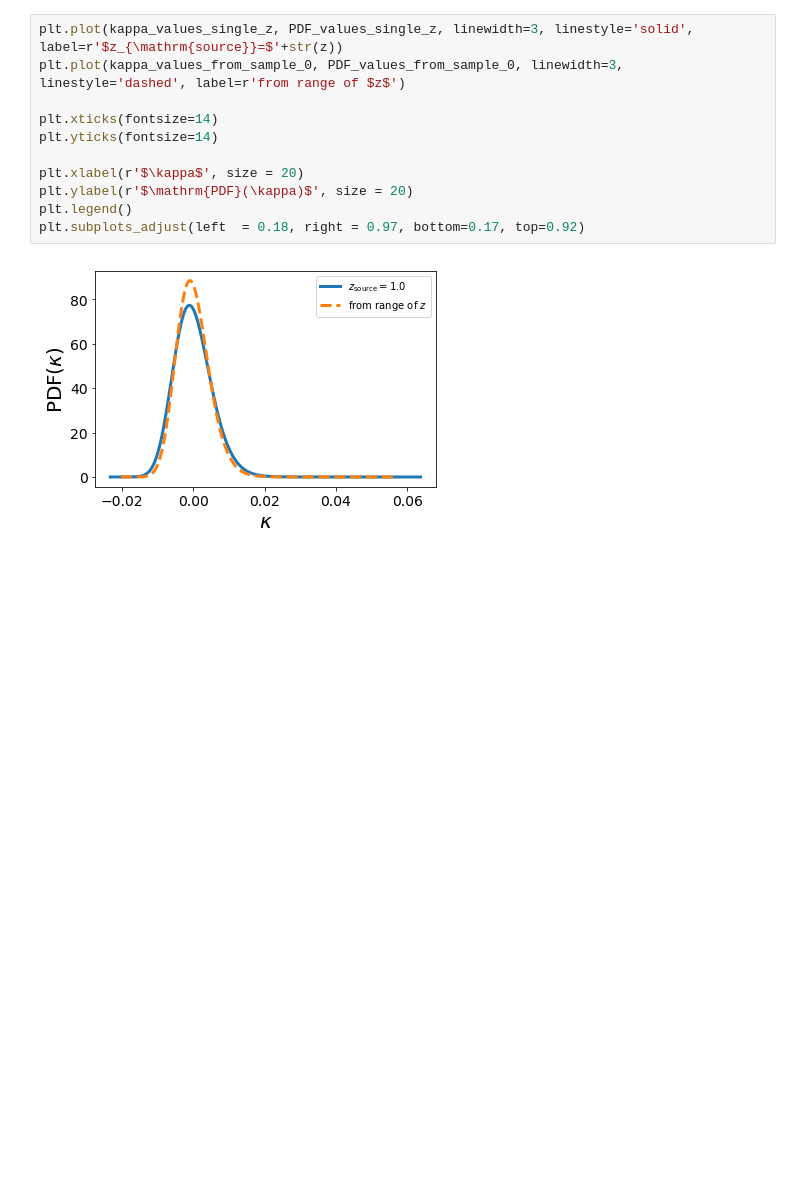
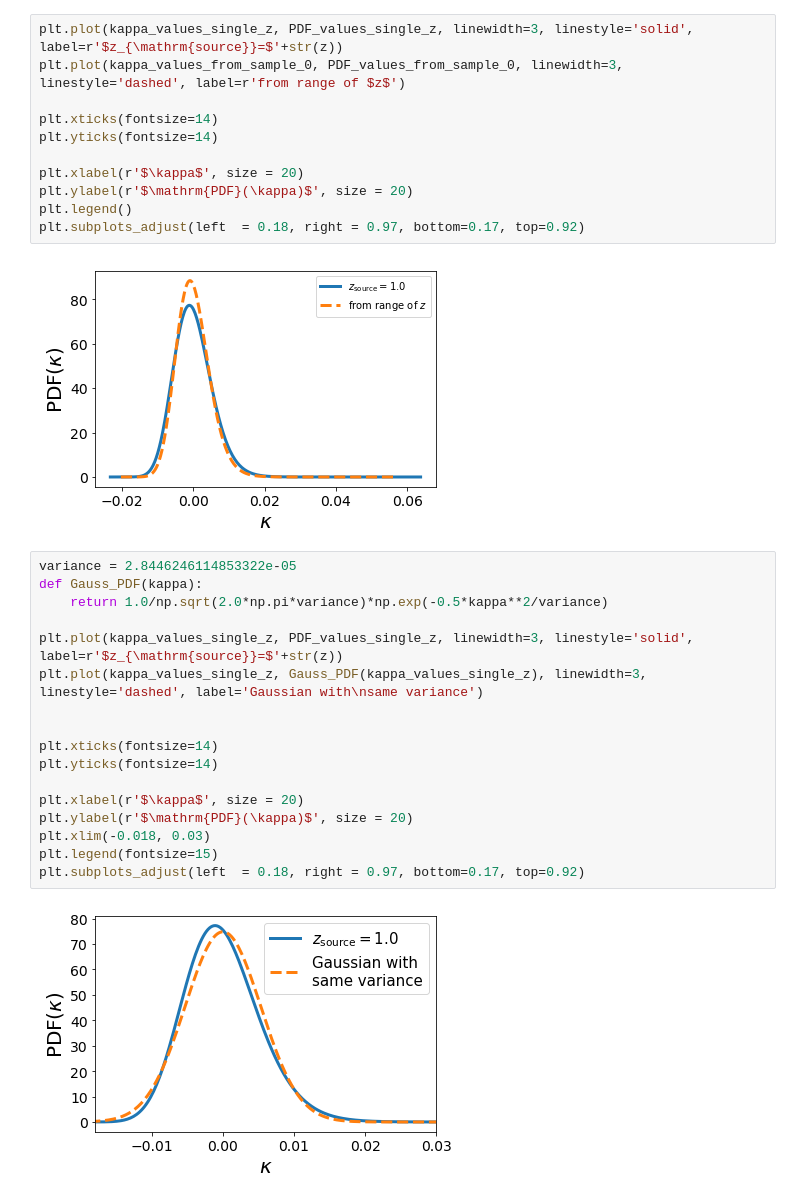
Before and after one commit to OliverFHD/CosMomentum, a Jupyter notebook: compute_PDF_and_CGF.ipynb, the cells around one changed output. Drawn from its saved outputs; the diff is of its cells as text; blank space fills up the shorter version.

```diff
--- a/compute_PDF_and_CGF.ipynb
+++ b/compute_PDF_and_CGF.ipynb
@@ -753,3 +753,22 @@ plt.legend()
 plt.subplots_adjust(left  = 0.18, right = 0.97, bottom=0.17, top=0.92)
 # %% [output]
 [figure]
+# %%
+variance = 2.8446246114853322e-05
+def Gauss_PDF(kappa):
+    return 1.0/np.sqrt(2.0*np.pi*variance)*np.exp(-0.5*kappa**2/variance)
+
+plt.plot(kappa_values_single_z, PDF_values_single_z, linewidth=3, linestyle='solid', label=r'$z_{\mathrm{source}}=$'+str(z))
+plt.plot(kappa_values_single_z, Gauss_PDF(kappa_values_single_z), linewidth=3, linestyle='dashed', label='Gaussian with\nsame variance')
+
+
+plt.xticks(fontsize=14)
+plt.yticks(fontsize=14)
+
+plt.xlabel(r'$\kappa$', size = 20)
+plt.ylabel(r'$\mathrm{PDF}(\kappa)$', size = 20)
+plt.xlim(-0.018, 0.03)
+plt.legend(fontsize=15)
+plt.subplots_adjust(left  = 0.18, right = 0.97, bottom=0.17, top=0.92)
+# %% [output]
+[figure, added]
```
Also changed, not shown: parts of 1 cell of this notebook.
